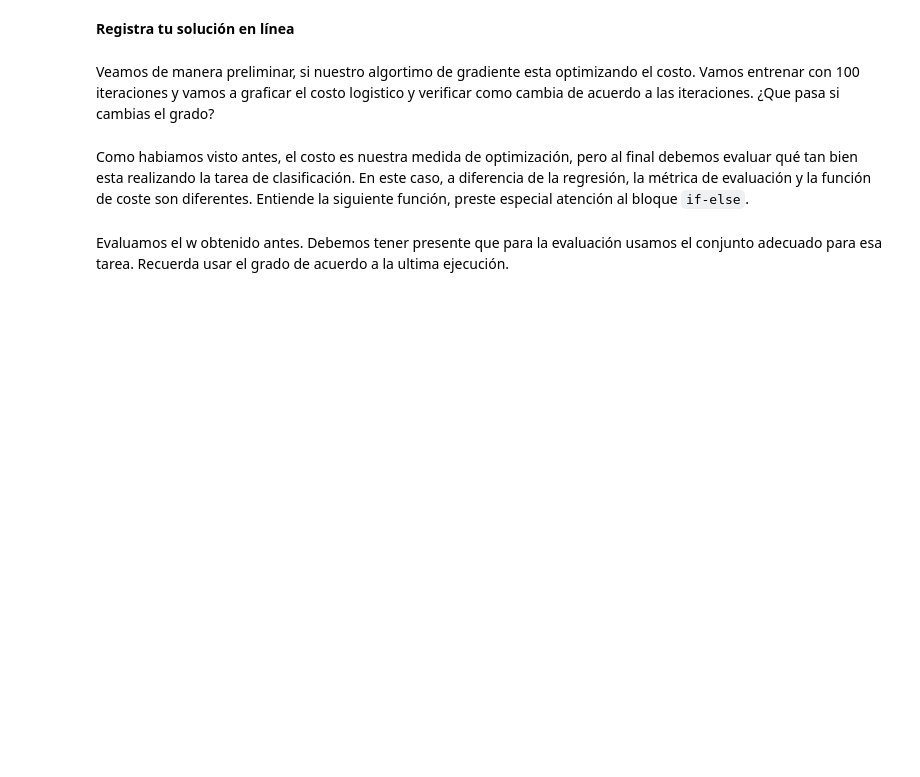
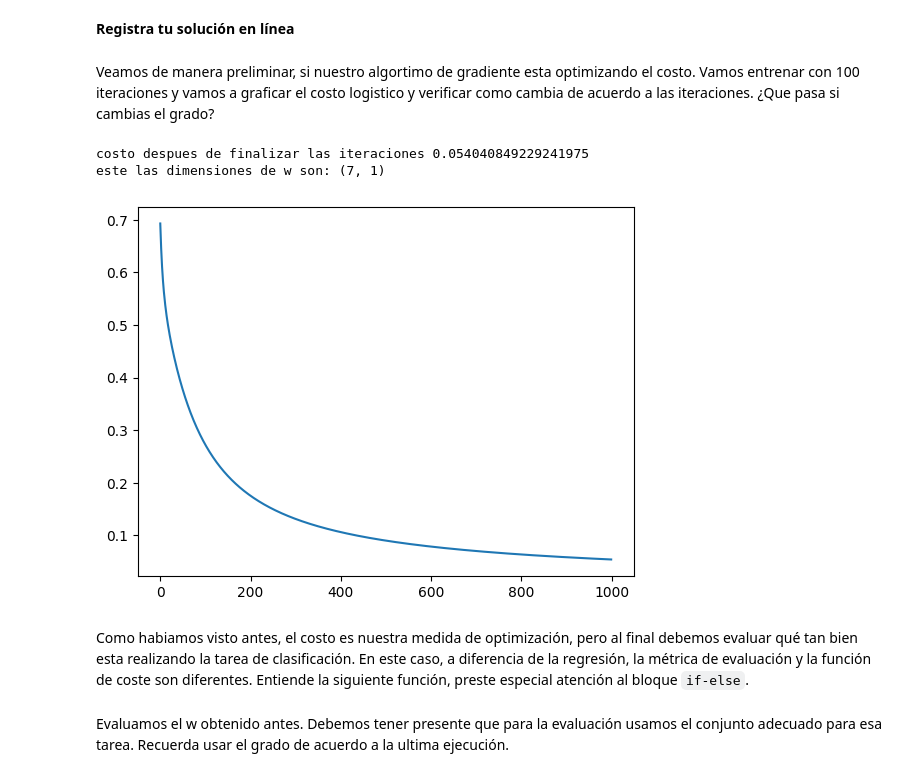
Before and after one commit to JulianCarvajal/Intro_ML_2025, a Jupyter notebook: lab1_parte2.ipynb, the cells around one changed output. Drawn from its saved outputs; the diff is of its cells as text; code cells hidden in the pictures; blank space fills up the shorter version.

```diff
--- a/lab1_parte2.ipynb
+++ b/lab1_parte2.ipynb
@@ -301,11 +301,15 @@ Veamos de manera preliminar, si nuestro algortimo de gradiente esta optimizando
 Vamos entrenar con 100 iteraciones y vamos a graficar el costo logistico y verificar como cambia de acuerdo a las iteraciones.
 ¿Que pasa si cambias el grado?
 # %%
-iteraciones = 100
-w, costos_logistico = gradiente_descendente_logistic_poly(Xtrain,Ytrain,grado = 1, eta = 0.1, iteraciones = iteraciones)
+iteraciones = 1000
+w, costos_logistico = gradiente_descendente_logistic_poly(Xtrain,Ytrain,grado = 3, eta = 0.1, iteraciones = iteraciones)
 print("este las dimensiones de w son:", w.shape)
 plt.plot(range(iteraciones), costos_logistico)
 plt.show()
+# %% [output]
+costo despues de finalizar las iteraciones 0.054040849229241975
+este las dimensiones de w son: (7, 1)
+[figure, added]
 # %%
 #Pregunta Abierta
 #¿Con base a los resultados anteriores, qué efecto tiene el grado en el comportamiento del costo?
```
Also changed, not shown: parts of 11 cells of this notebook.
